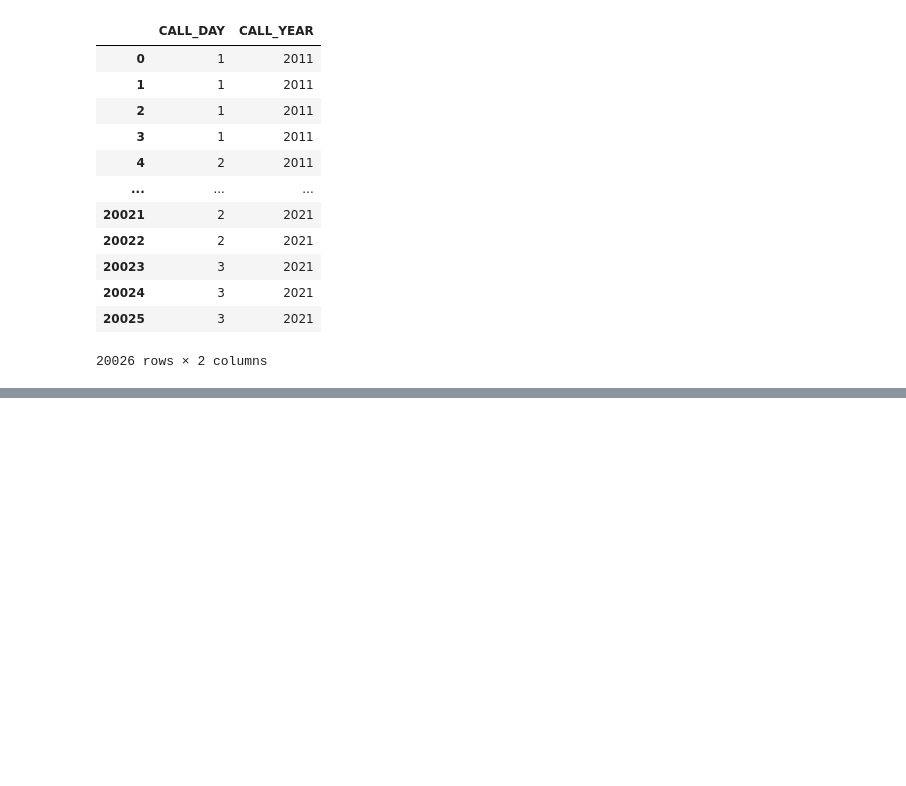
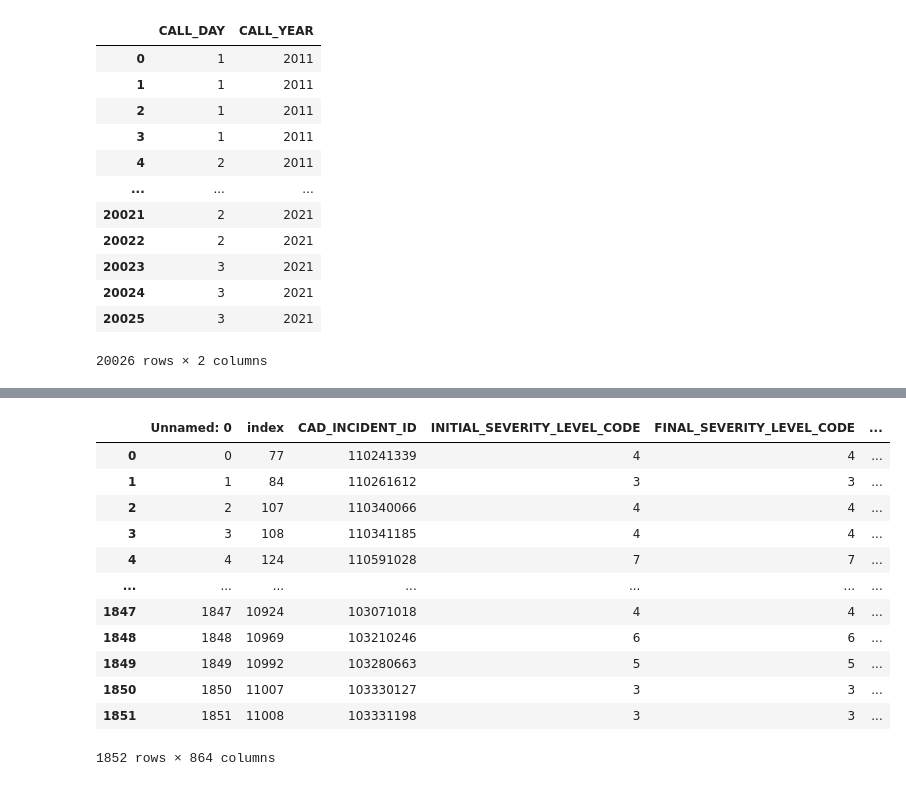
Before and after one commit to dsi-group1/NYC-EMS-Response, a Jupyter notebook: Rough_Model-Chris.ipynb, the cells around one changed output, grey strips where cells are left out. Drawn from its saved outputs; the diff is of its cells as text; code cells hidden in the pictures; blank space fills up the shorter version.

```diff
--- a/Rough_Model-Chris.ipynb
+++ b/Rough_Model-Chris.ipynb
@@ -259,0 +320,16 @@ model = Sequential()
+# %%
+new_df
+# %% [output]
+|  | Unnamed: 0 | index | CAD_INCIDENT_ID | INITIAL_SEVERITY_LEVEL_CODE | FINAL_SEVERITY_LEVEL_CODE | ... |
+| 0 | 0 | 77 | 110241339 | 4 | 4 | ... |
+| 1 | 1 | 84 | 110261612 | 3 | 3 | ... |
+| 2 | 2 | 107 | 110340066 | 4 | 4 | ... |
+| 3 | 3 | 108 | 110341185 | 4 | 4 | ... |
+| 4 | 4 | 124 | 110591028 | 7 | 7 | ... |
+| ... | ... | ... | ... | ... | ... | ... |
+| 1847 | 1847 | 10924 | 103071018 | 4 | 4 | ... |
+| 1848 | 1848 | 10969 | 103210246 | 6 | 6 | ... |
+| 1849 | 1849 | 10992 | 103280663 | 5 | 5 | ... |
+| 1850 | 1850 | 11007 | 103330127 | 3 | 3 | ... |
+| 1851 | 1851 | 11008 | 103331198 | 3 | 3 | ... |
+1852 rows × 864 columns
```
Also changed, not shown: parts of 13 cells of this notebook.
